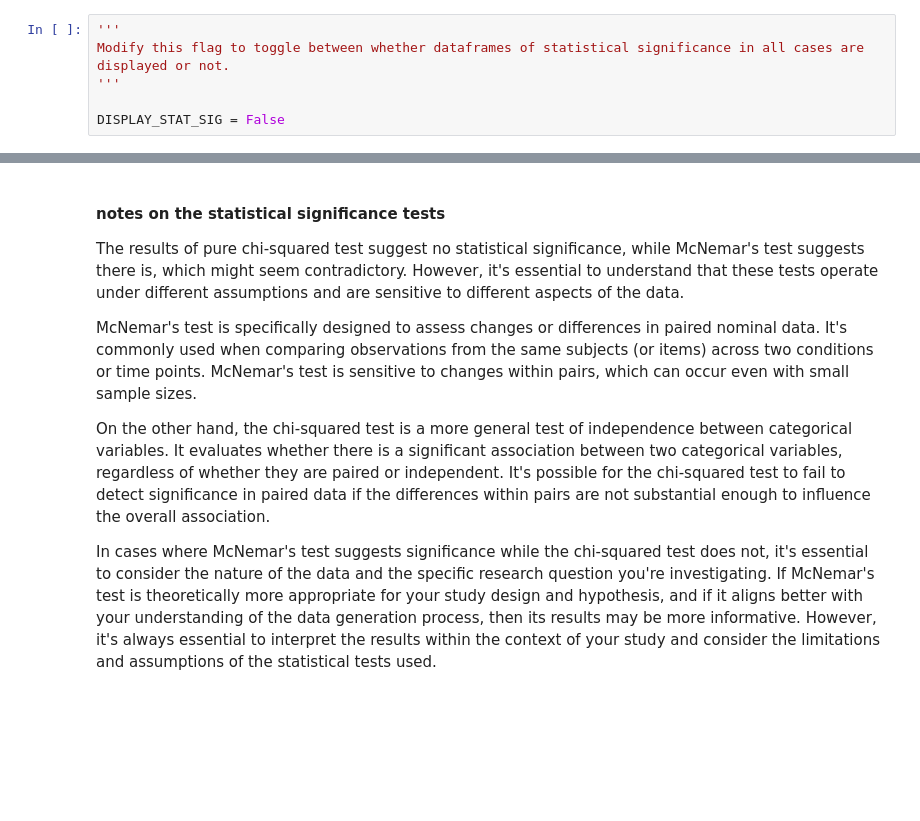
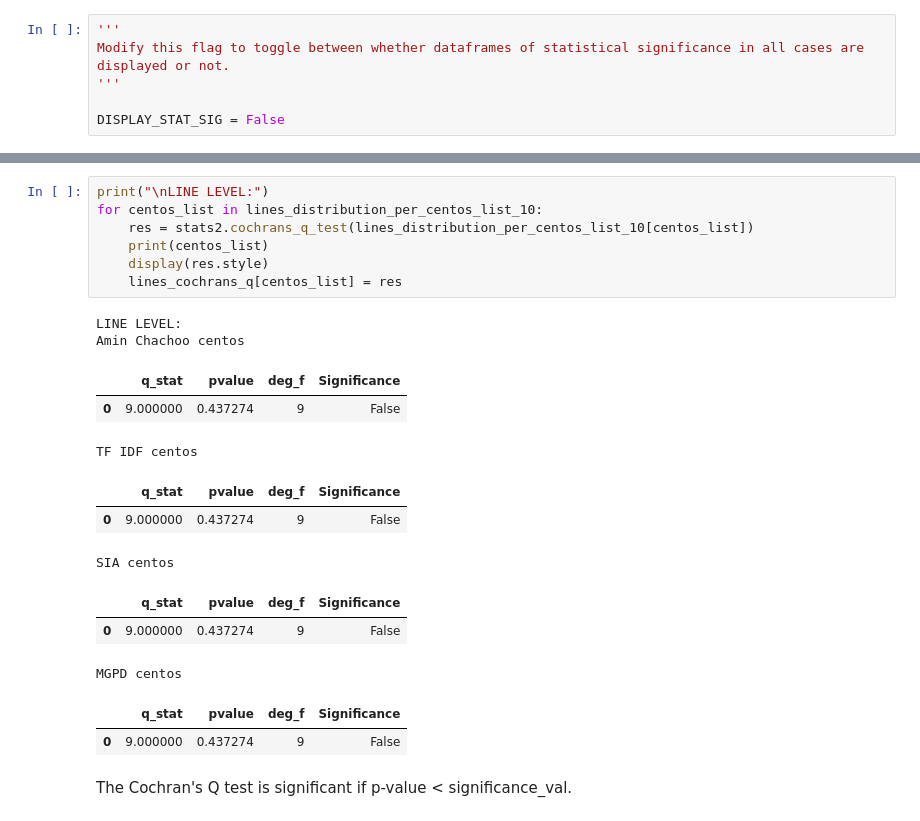
Before and after one commit to isabelleoktay/ethnomusicology_project, a Jupyter notebook: main.ipynb, the cells around one changed output, grey strips where cells are left out. Cells and saved outputs as stored; diff of their text form; blank space fills up the shorter version.

```diff
--- a/main.ipynb
+++ b/main.ipynb
@@ -487,10 +490,23 @@ statistic   9.0
-# %% [markdown]
-#### notes on the statistical significance tests
-
-The results of pure chi-squared test suggest no statistical significance, while McNemar's test suggests there is, which might seem contradictory. However, it's essential to understand that these tests operate under different assumptions and are sensitive to different aspects of the data.
-
-McNemar's test is specifically designed to assess changes or differences in paired nominal data. It's commonly used when comparing observations from the same subjects (or items) across two conditions or time points. McNemar's test is sensitive to changes within pairs, which can occur even with small sample sizes.
-
-On the other hand, the chi-squared test is a more general test of independence between categorical variables. It evaluates whether there is a significant association between two categorical variables, regardless of whether they are paired or independent. It's possible for the chi-squared test to fail to detect significance in paired data if the differences within pairs are not substantial enough to influence the overall association.
-
-In cases where McNemar's test suggests significance while the chi-squared test does not, it's essential to consider the nature of the data and the specific research question you're investigating. If McNemar's test is theoretically more appropriate for your study design and hypothesis, and if it aligns better with your understanding of the data generation process, then its results may be more informative. However, it's always essential to interpret the results within the context of your study and consider the limitations and assumptions of the statistical tests used.
+# %%
+print("\nLINE LEVEL:")
+for centos_list in lines_distribution_per_centos_list_10:
+    res = stats2.cochrans_q_test(lines_distribution_per_centos_list_10[centos_list])
+    print(centos_list)
+    display(res.style)
+    lines_cochrans_q[centos_list] = res
+# %% [output]
+LINE LEVEL:
+Amin Chachoo centos
+|  | q_stat | pvalue | deg_f | Significance |
+| 0 | 9.000000 | 0.437274 | 9 | False |
+TF IDF centos
+|  | q_stat | pvalue | deg_f | Significance |
+| 0 | 9.000000 | 0.437274 | 9 | False |
+SIA centos
+|  | q_stat | pvalue | deg_f | Significance |
+| 0 | 9.000000 | 0.437274 | 9 | False |
+MGPD centos
+|  | q_stat | pvalue | deg_f | Significance |
+| 0 | 9.000000 | 0.437274 | 9 | False |
+# %% [markdown]
+The Cochran's Q test is significant if p-value < significance_val.
```
Also changed, not shown: parts of 14 cells of this notebook, 3 other files.
